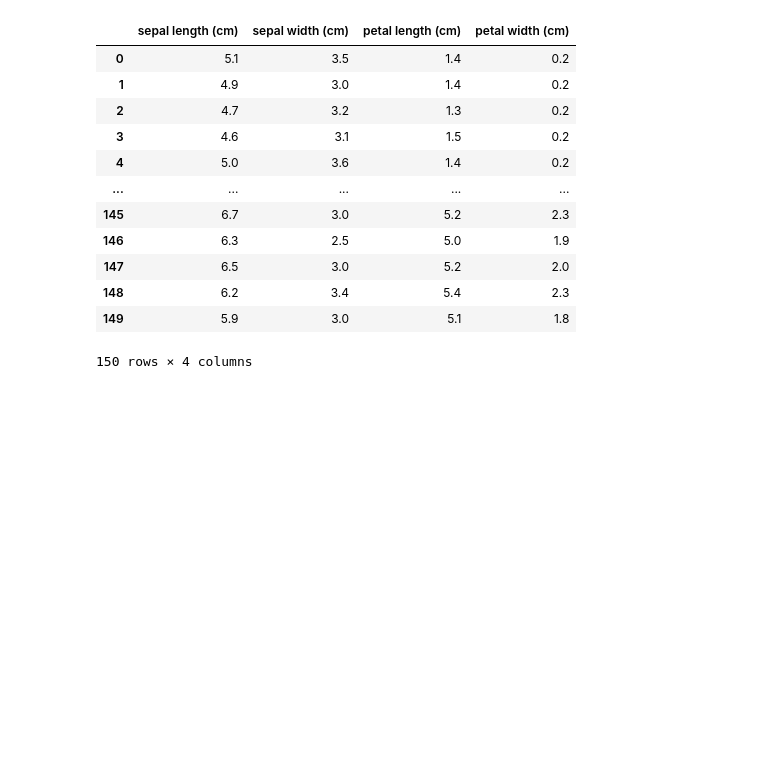
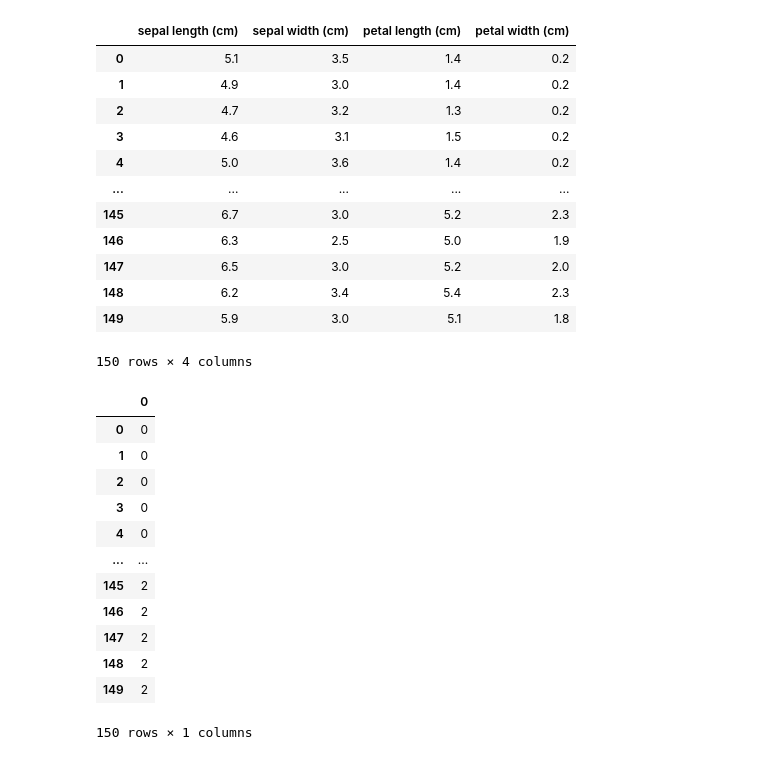
Before and after one commit to ricardobreis/Cluster-Analysis-Iris, a Jupyter notebook: kmeans.ipynb, the cells around one changed output. Cells and saved outputs as stored; diff of their text form; code cells hidden in the pictures; blank space fills up the shorter version.

```diff
--- a/kmeans.ipynb
+++ b/kmeans.ipynb
@@ -57,3 +59,20 @@ df
 | 148 | 6.2 | 3.4 | 5.4 | 2.3 |
 | 149 | 5.9 | 3.0 | 5.1 | 1.8 |
 150 rows × 4 columns
+# %%
+target = pd.DataFrame(iris.target)
+target
+# %% [output]
+|  | 0 |
+| 0 | 0 |
+| 1 | 0 |
+| 2 | 0 |
+| 3 | 0 |
+| 4 | 0 |
+| ... | ... |
+| 145 | 2 |
+| 146 | 2 |
+| 147 | 2 |
+| 148 | 2 |
+| 149 | 2 |
+150 rows × 1 columns
```
Also changed, not shown: parts of 8 cells of this notebook.
